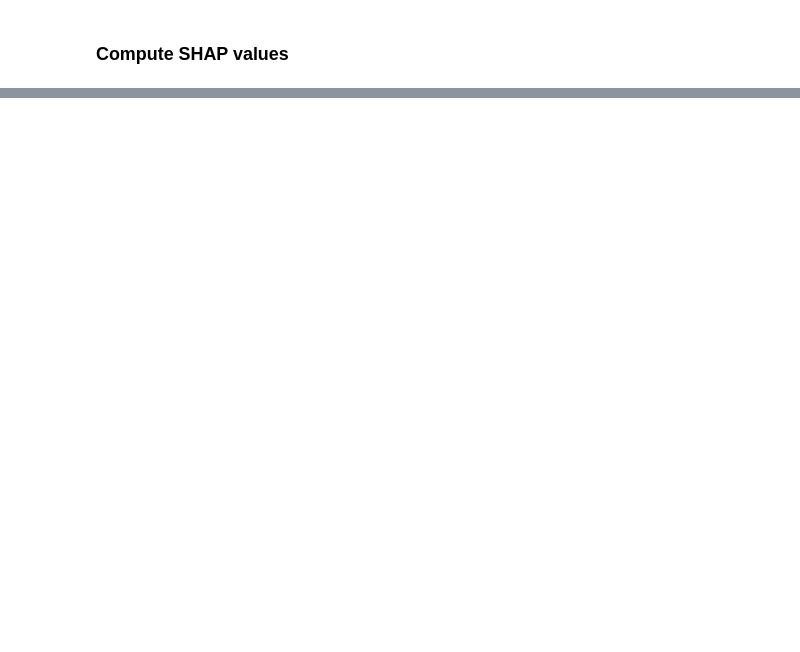
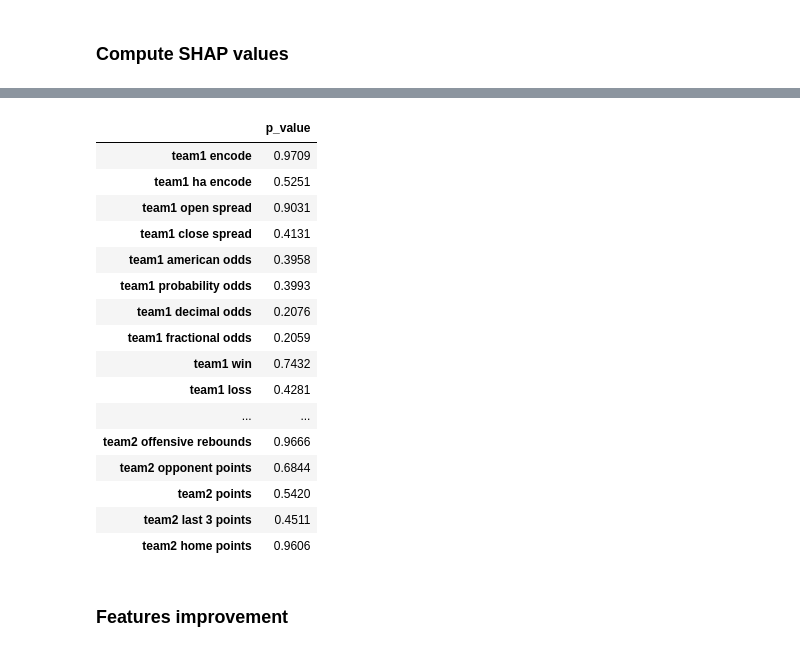
Before and after one commit to tamle7422/regression, a Jupyter notebook: nba.ipynb, the cells around one changed output, grey strips where cells are left out. Saved outputs shown, nothing was run; the diff lists cells and outputs as text; code cells hidden in the pictures; blank space fills up the shorter version.

```diff
--- a/nba.ipynb
+++ b/nba.ipynb
@@ -652,0 +924,23 @@ shap.plots.bar(explainShapValues)
+# %%
+pValueSeries = pValues.p_value
+pd.DataFrame(pValueSeries).head(70)
+# %% [output]
+|  | p_value |
+| team1 encode | 0.9709 |
+| team1 ha encode | 0.5251 |
+| team1 open spread | 0.9031 |
+| team1 close spread | 0.4131 |
+| team1 american odds | 0.3958 |
+| team1 probability odds | 0.3993 |
+| team1 decimal odds | 0.2076 |
+| team1 fractional odds | 0.2059 |
+| team1 win | 0.7432 |
+| team1 loss | 0.4281 |
+| ... | ... |
+| team2 offensive rebounds | 0.9666 |
+| team2 opponent points | 0.6844 |
+| team2 points | 0.5420 |
+| team2 last 3 points | 0.4511 |
+| team2 home points | 0.9606 |
+# %% [markdown]
+### Features improvement
```
Also changed, not shown: parts of 16 cells of this notebook, 1 other file.
